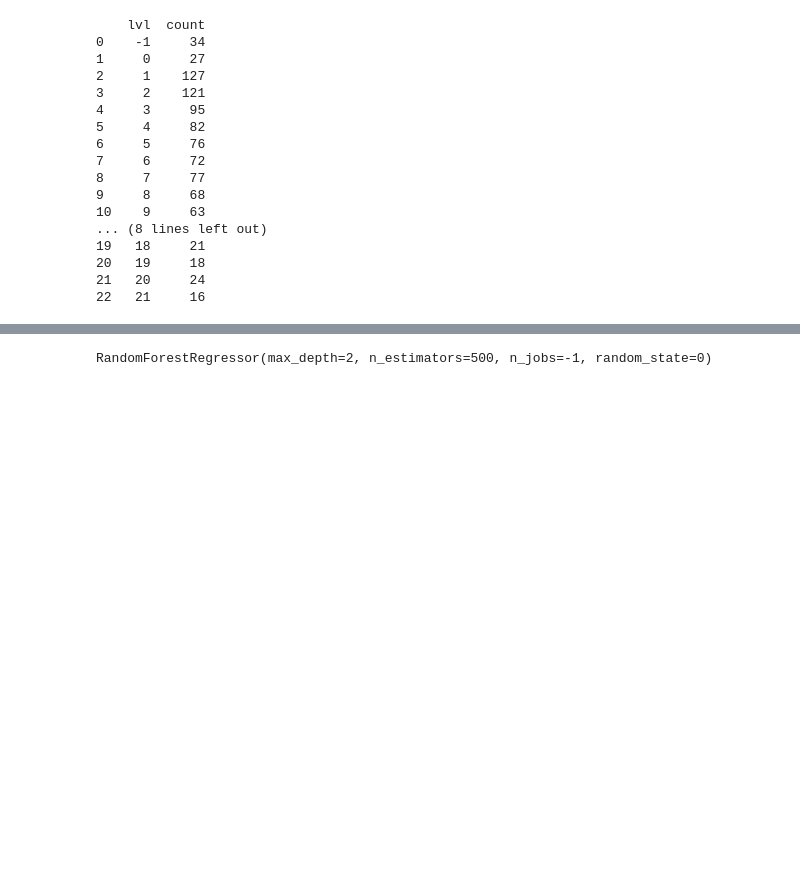
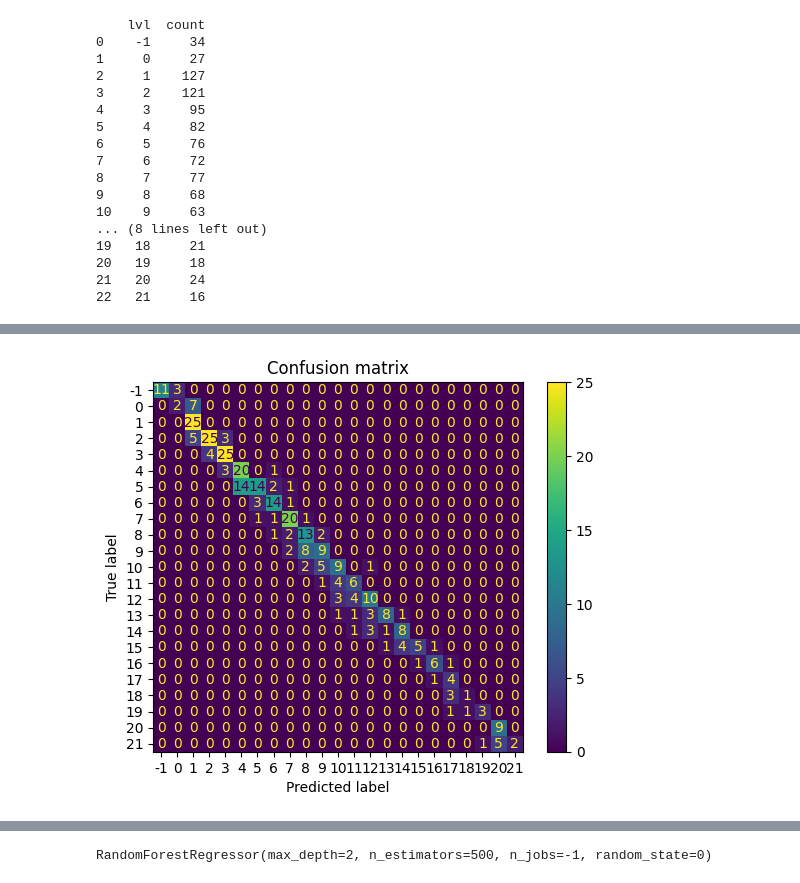
Before and after one commit to Paulina100/ML-for-TTRPG-game-design, a Jupyter notebook: notebooks/models/system_random_forest.ipynb, the cells around one changed output, grey strips where cells are left out. Cells and saved outputs as stored; diff of their text form; code cells hidden in the pictures; blank space fills up the shorter version.

```diff
--- a/notebooks/models/system_random_forest.ipynb
+++ b/notebooks/models/system_random_forest.ipynb
@@ -144,0 +264,14 @@ X_test_random_split = X_test_random_split.drop(columns=["book"])
+# %%
+from sklearn.model_selection import RandomizedSearchCV
+
+n_estimators = [int(x) for x in np.linspace(start=100, stop=800, num=8)]
+max_features = [0.1, 0.2, 0.3, 0.4, 0.5]
+max_depth = list(range(10, 111, 10)) + [None]
+
+hyper_params = {
+    "n_estimators": n_estimators,
+    "max_features": max_features,
+    "max_depth": max_depth,
+}
+
+print(hyper_params)
@@ -144,0 +280,16 @@ X_test_random_split = X_test_random_split.drop(columns=["book"])
+# %%
+rf = RandomForestRegressor(random_state=0, n_jobs=-1)
+
+rf_random = RandomizedSearchCV(
+    estimator=rf,
+    param_distributions=hyper_params,
+    n_iter=100,
+    scoring="neg_mean_absolute_error",
+    cv=3,
+    verbose=2,
+    random_state=42,
+    return_train_score=True,
+)
+
+rf_random.fit(X_train, y_train)
+rf_random.best_params_
@@ -144,0 +362,4 @@ X_test_random_split = X_test_random_split.drop(columns=["book"])
+# %%
+plot_confusion_matrix("round", predict, y_test)
+# %% [output]
+[figure, added]
```
Also changed, not shown: parts of 179 cells of this notebook, 1 other file.
